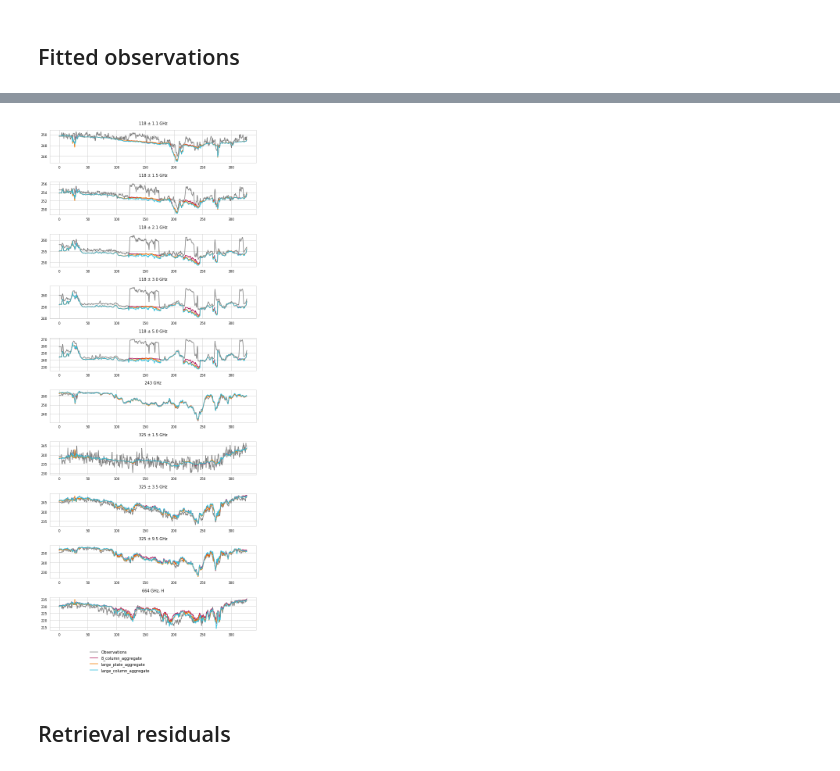
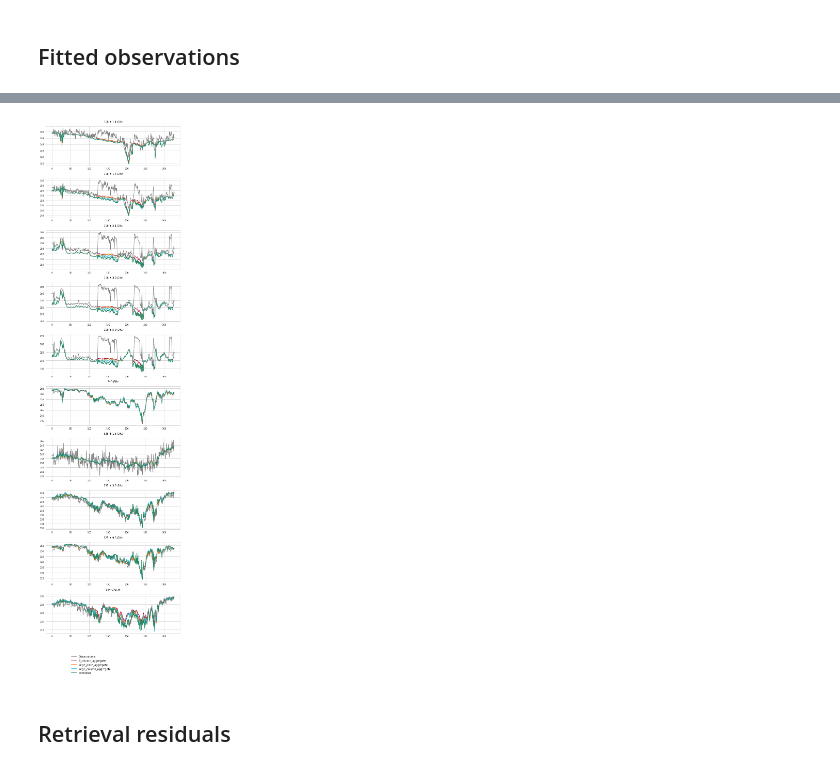
Before and after one commit to simonpf/ismar_combined, a Jupyter notebook: notebooks/results.ipynb, the cells around one changed output, grey strips where cells are left out. Cells and saved outputs as stored; diff of their text form; code cells hidden in the pictures.

```diff
--- a/notebooks/results.ipynb
+++ b/notebooks/results.ipynb
@@ -62,34 +72,34 @@ f.savefig("../plots/retrieval_fits_hamp.pdf")
 # %%
 from joint_flight.data import hamp
 
 n = 10
-f, axs = plt.subplots(n, 1, figsize = (8,  2 * n))
+f, axs = plt.subplots(n, 1, figsize = (8,  3 * n))
 
 channel_names_ismar = ["118 ± 1.1 GHz", "118 ± 1.5 GHz", "118 ± 2.1 GHz", "118 ± 3.0 GHz", "118 ± 5.0 GHz", \
                        "243 GHz", "325 ± 1.5 GHz", "325 ± 3.5 GHz", "325 ± 9.5 GHz", "664 GHz, H"]
 
 y = results["large_plate_aggregate"]["y_ismar"]
 mask = np.all(y < 1e9, axis = 1)
 x = hamp.d[:-1][mask]
 
 for i in range(n):
     ax = axs[i]
     ax.plot(x, y[mask, i], c = "gray", label = "Observations")
 
-for shape in ["8_column_aggregate", "large_plate_aggregate", "large_column_aggregate"]:
+for shape in ["8_column_aggregate", "large_plate_aggregate", "large_column_aggregate", "combined"]:
     yf = results[shape]["yf_ismar"]
     mask = np.all(yf < 1e9, axis = 1)
     x  = hamp.d[:-1][mask]
     for i in range(n):
         ax = axs[i]
         ax.set_title(channel_names_ismar[i])
         ax.plot(x, yf[mask, i], label = shape)
 ax.legend(bbox_to_anchor = [0.5, -0.5])
 
 plt.tight_layout()
 f.savefig("../plots/retrieval_fits_ismar.pdf")
 # %% [output]
-[figure, old version]
+[figure, new version]
 # %% [markdown]
 ## Retrieval residuals
 # %%
```
Also changed, not shown: parts of 12 cells of this notebook, 9 other files.
